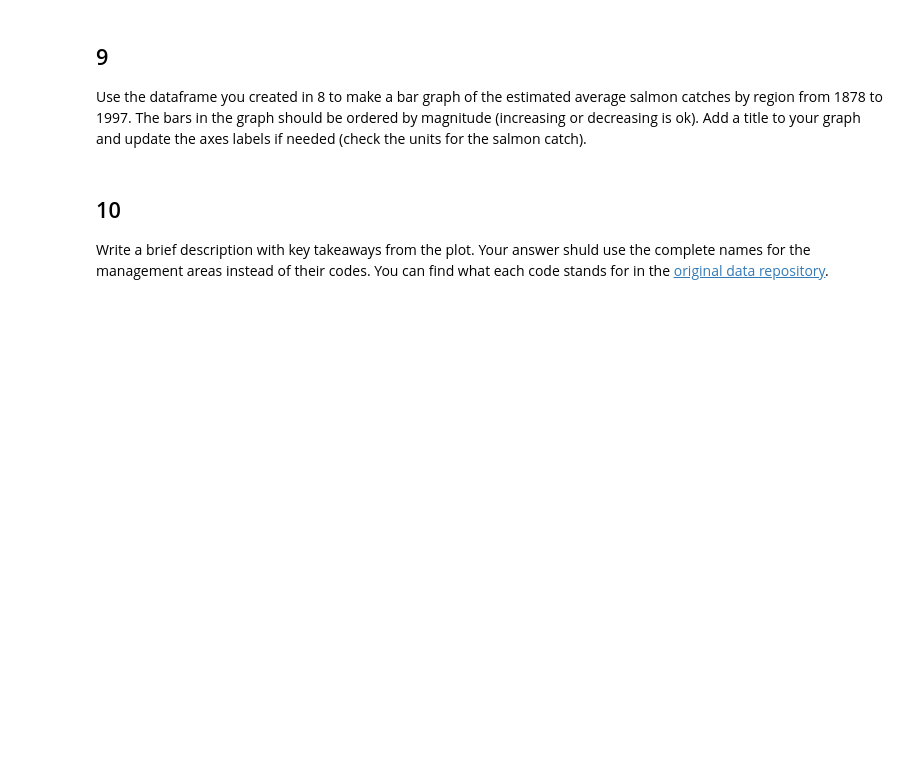
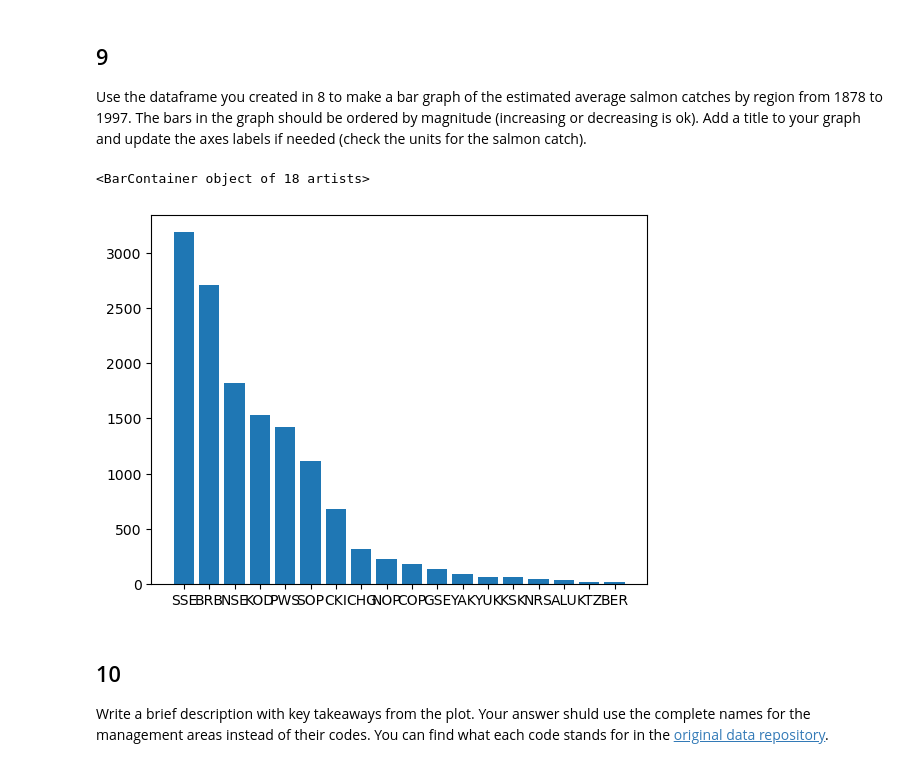
Before and after one commit to egp4aq/eds220-hwk2, a Jupyter notebook: hwk2-task2-salmon.ipynb, the cells around one changed output. Saved outputs shown, nothing was run; the diff lists cells and outputs as text; code cells hidden in the pictures; blank space fills up the shorter version.

Commit message:
Plot of grouped data

```diff
--- a/hwk2-task2-salmon.ipynb
+++ b/hwk2-task2-salmon.ipynb
@@ -187,9 +184,7 @@ In the next cell:
 1. Update the value of I to 1.
 2. Access the row you updated to verify the value was changed and store this singe row in the `catch_1` variable.
 # %%
-# Access the row where catch == I and update that column with the value 1
-catch_1 = catch_data[catch_data['Catch'] == 'I'].replace('I',1)
-catch_1
+catch_data.at[400, 'Catch'] = 1
 
 # Reassign catch_1 to column 400 in catch_data. We know it is row 400 from the index in question 5.
-catch_data.iloc[400] = catch_1
+catch_1 = catch_data.iloc[400]
@@ -220,0 +211,7 @@ TypeError: unhashable type: 'Series'
+# %%
+# Use the groupby function to group by region and then get the mean catch for each region
+catch_mean = catch_data.groupby('Region').Catch.mean()
+
+# Use to_frame to convert our series to a dataframe
+avg_region = catch_mean.to_frame().reset_index()
+avg_region
@@ -224,6 +239,15 @@ TypeError: unhashable type: 'Series'
 ## 9
 
 Use the dataframe you created in 8 to make a bar graph of the estimated average salmon catches by region from 1878 to 1997. The bars in the graph should be ordered by magnitude (increasing or decreasing is ok). Add a title  to your graph and update the axes labels if needed (check the units for the salmon catch).
+# %%
+avg_region = avg_region.sort_values(by='Catch',ascending=False)
+
+plt.bar(data = avg_region,
+       x = 'Region',
+       height = 'Catch')
+# %% [output]
+<BarContainer object of 18 artists>
+[figure, added]
 # %% [markdown]
 <!-- END QUESTION -->
 
```
Also changed, not shown: parts of 7 cells of this notebook.
